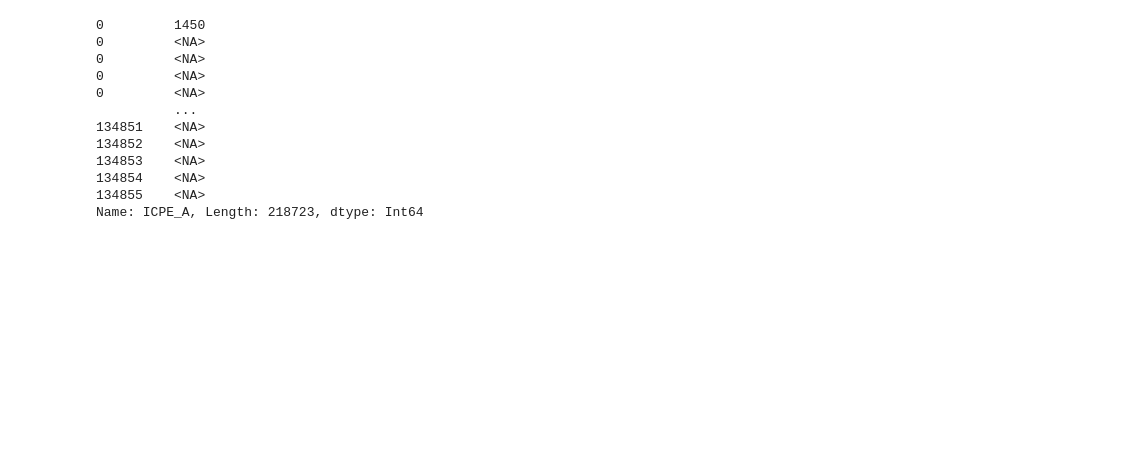
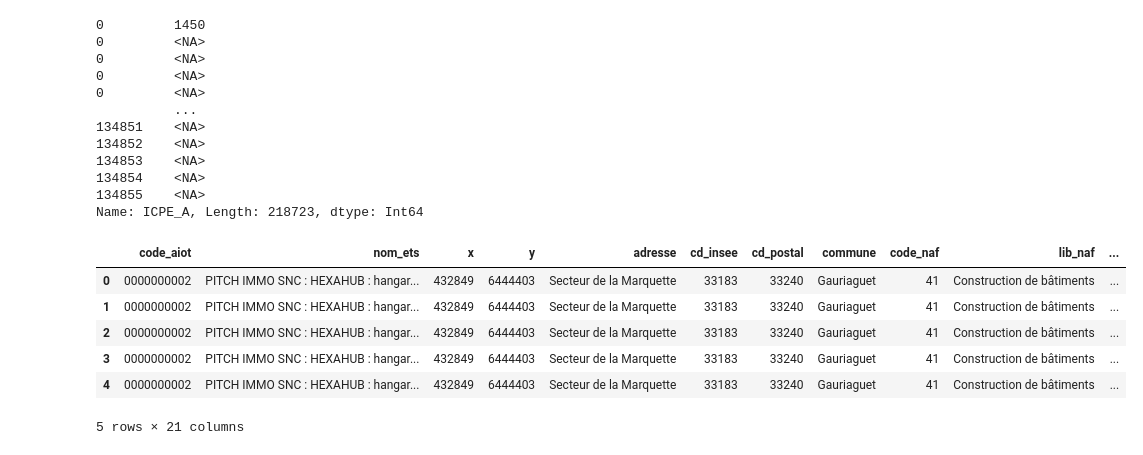
Before and after one commit to EstherHoudant/Hackaton_entreprises_emettrices, a Jupyter notebook: Traitement_donnees_EDF.ipynb, the cells around one changed output. Cells and saved outputs as stored; diff of their text form; code cells hidden in the pictures; blank space fills up the shorter version.

```diff
--- a/Traitement_donnees_EDF.ipynb
+++ b/Traitement_donnees_EDF.ipynb
@@ -5,8 +5,8 @@ import pandas as pd
 import numpy as np
 
 
-export_df = pd.read_csv('export.csv', sep=';', dtype=str)
-result_df = pd.read_csv('result.csv', sep=';', dtype=str)
+export_df = pd.read_csv('datasets example/export.csv', sep=';', dtype=str)
+result_df = pd.read_csv('datasets example/result.csv', sep=';', dtype=str)
 nomenclature_df = pd.read_csv('Nomenclature_ICPE.csv', sep=';', dtype=str)
 # %%
 export_df.head()
@@ -140,10 +140,19 @@ result=result.drop(columns=['ICPE', 'Code', 'Service'])
 # %%
 # On change l'ordre des colonnes pour plus de lisibilité
 result= result[['code_aiot', 'nom_ets', 'x', 'y', 'adresse', 'cd_insee', 'cd_postal',
        'commune', 'code_naf', 'lib_naf', 'num_siret', 'cd_regime',
        'lib_regime', 'seveso', 'lib_seveso', 'Description', 'ICPE_A', 'ICPE_E', 'ICPE_D',
        'date_modification', 'derniere_inspection']]
 result= result.rename({'Description':'Description du code ICPE'}, axis = 1)
+result.head()
+# %% [output]
+|  | code_aiot | nom_ets | x | y | adresse | cd_insee | cd_postal | commune | code_naf | lib_naf | ... |
+| 0 | 0000000002 | PITCH IMMO SNC : HEXAHUB : hangar... | 432849 | 6444403 | Secteur de la Marquette | 33183 | 33240 | Gauriaguet | 41 | Construction de bâtiments | ... |
+| 1 | 0000000002 | PITCH IMMO SNC : HEXAHUB : hangar... | 432849 | 6444403 | Secteur de la Marquette | 33183 | 33240 | Gauriaguet | 41 | Construction de bâtiments | ... |
+| 2 | 0000000002 | PITCH IMMO SNC : HEXAHUB : hangar... | 432849 | 6444403 | Secteur de la Marquette | 33183 | 33240 | Gauriaguet | 41 | Construction de bâtiments | ... |
+| 3 | 0000000002 | PITCH IMMO SNC : HEXAHUB : hangar... | 432849 | 6444403 | Secteur de la Marquette | 33183 | 33240 | Gauriaguet | 41 | Construction de bâtiments | ... |
+| 4 | 0000000002 | PITCH IMMO SNC : HEXAHUB : hangar... | 432849 | 6444403 | Secteur de la Marquette | 33183 | 33240 | Gauriaguet | 41 | Construction de bâtiments | ... |
+5 rows × 21 columns
 # %%
 # On récupère un excel trié
 result.to_csv('result_trie.csv', index=False)
```
Also changed, not shown: parts of 1 cell of this notebook, 1 other file.
